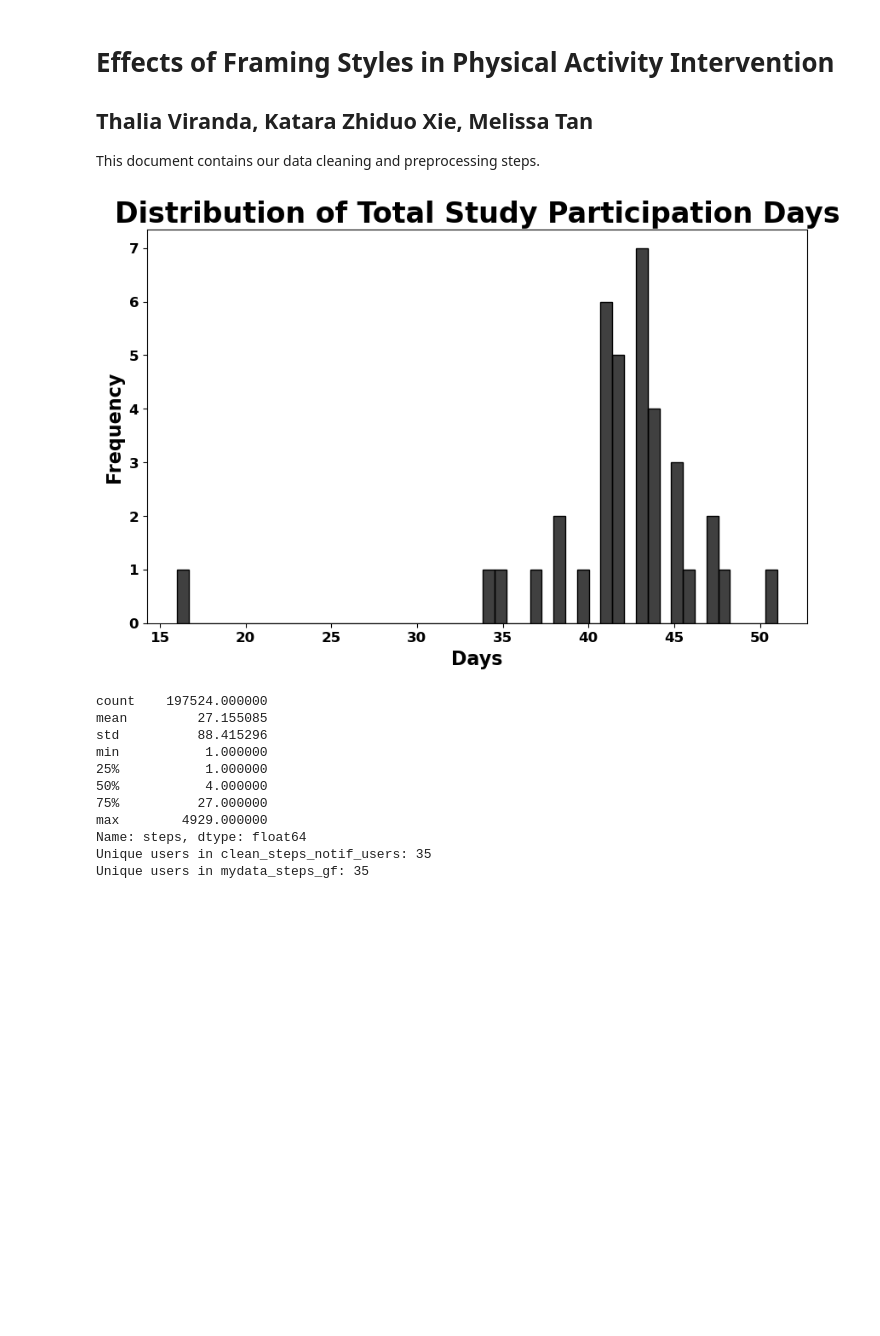
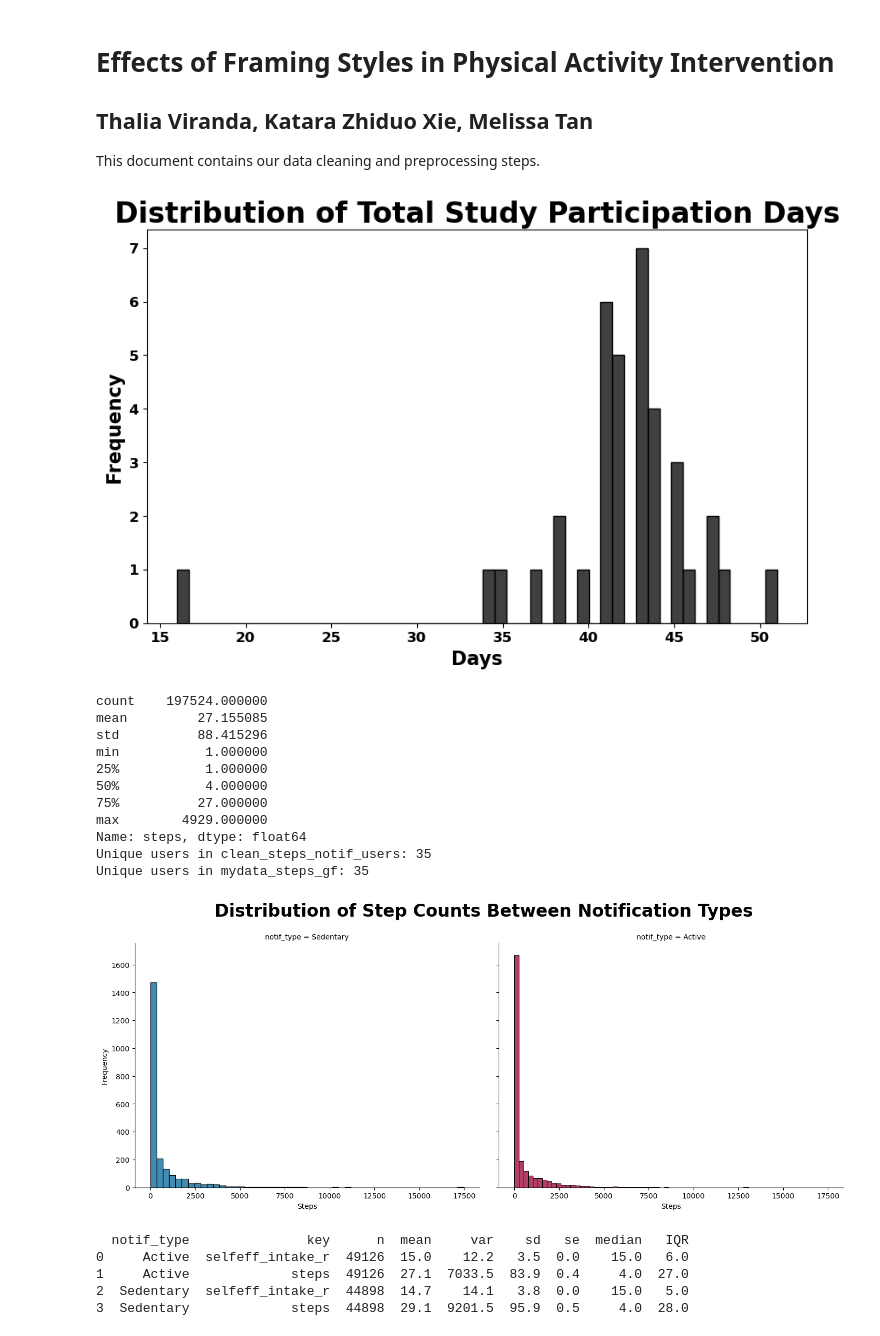
Before and after one commit to Kataraduo/ORIE-5160-midterm-project, a Jupyter notebook: data_cleaning_thalia.ipynb, the cells around one changed output. Cells and saved outputs as stored; diff of their text form; code cells hidden in the pictures; blank space fills up the shorter version.

```diff
--- a/data_cleaning_thalia.ipynb
+++ b/data_cleaning_thalia.ipynb
@@ -7,30 +37,4 @@ This document contains our data cleaning and preprocessing steps.
 # %%
-import os
-import importlib
-import subprocess
-import sys
-import pandas as pd
-import matplotlib.pyplot as plt
-import seaborn as sns
-from datetime import datetime
-
-# Set working directory - CHANGE THIS TO YOUR PATH
-main_dir = "/Users/thaliaviranda/Documents/GitHub/ORIE-5160-midterm-project/"
-data_dir = os.path.join(main_dir, "data/")
-os.chdir(main_dir)  # Change the current working directory
-
-# Load packages
-# Define a list of package names
-packages = ["pandas", "numpy", "matplotlib", "seaborn", "statsmodels"]
-
-# Function to install and import packages
-for pkg in packages:
-    try:
-        importlib.import_module(pkg)
-    except ImportError:
-        subprocess.check_call([sys.executable, "-m", "pip", "install", pkg])
-        globals()[pkg] = importlib.import_module(pkg)
-
 # Read CSV files
 steps_gf = pd.read_csv(os.path.join(data_dir, "gfsteps.csv"))
 steps_jb = pd.read_csv(os.path.join(data_dir, "jbsteps.csv"))
@@ -82,7 +86,7 @@ plt.ylabel("Frequency", fontsize=16, fontweight="bold")
 plt.xticks(fontsize=12, fontweight="bold")
 plt.yticks(fontsize=12, fontweight="bold")
 # plt.gca().set_facecolor("transparent")
-plt.savefig("hist_totalday.png", transparent=True)
+plt.savefig(os.path.join(figure_dir,"hist_totalday.png"), transparent=True)
 plt.show()
 
 # Creating Notification Type Data
@@ -106,7 +110,6 @@ print(steps_summary)
 
 # Exporting Data to CSV
 steps_notif_users.to_csv(os.path.join(data_dir, "steps_notif_users_py.csv"), index=False)
-
 
 
 # # Function to handle missing data in 'steps' column using LOCF
@@ -141,30 +144,81 @@ mydata_steps_gf = (
     .agg(
         n=('steps', 'size'),
         total_steps=('steps', 'sum')
     )
     .dropna(subset=['total_steps'])  # Filter rows where total_steps is NA
     .sort_values(by=['user.index', 'decision.index']
 ))
 
 # View the count of unique users in clean_steps_notif_users and mydata_steps_gf
 unique_user_count_clean = clean_steps_notif_users['user.index'].nunique()
 unique_user_count_mydata = mydata_steps_gf['user.index'].nunique()
 
 print(f"Unique users in clean_steps_notif_users: {unique_user_count_clean}")
 print(f"Unique users in mydata_steps_gf: {unique_user_count_mydata}")
 
 # Exporting Data to CSV
 mydata_steps_gf.to_csv(os.path.join(data_dir, "mydata_steps_gf_py.csv"), index=False)
+
+# STEP 1: Check for Normality (Histogram)
+# Set up the FacetGrid with 'notif_type' as the facet variable
+mypalette = {"Active": "#006699", "Sedentary": "#990033"}
+g = sns.FacetGrid(mydata_steps_gf, col="notif_type", height=6, aspect=1.2, sharex=True, sharey=True, palette=mypalette)
+# Map sns.histplot to each facet, using the color for each 'notif_type'
+for ax, (notif_type, color) in zip(g.axes.flat, mypalette.items()):
+    sns.histplot(
+        data=mydata_steps_gf[mydata_steps_gf['notif_type'] == notif_type],
+        x="total_steps", bins=50, color=color, edgecolor="black", ax=ax
+    )
+g.figure.suptitle("Distribution of Step Counts Between Notification Types", fontsize=24, weight='bold')
+g.set_axis_labels("Steps", "Frequency")
+plt.subplots_adjust(top=0.85)
+# Save the facet-wrapped plot with a transparent background
+g.savefig(os.path.join(figure_dir,"steps_dist_all_faceted.png"), transparent=True)
+plt.show()
+
+# STEP 2: Check for Overdispersion (Summary Statistics)
+# Melt data to long format (similar to `gather`)
+melted_data = pd.melt(
+    clean_steps_notif_users,
+    id_vars=['notif_type'],
+    value_vars=['steps', 'selfeff_intake_r'],
+    var_name='key',
+    value_name='value'
+)
+
+# Group by and calculate summary statistics
+SUMM_mydata_steps_gf = (
+    melted_data
+    .groupby(['notif_type', 'key'])
+    .agg(
+        n=('value', 'size'),
+        mean=('value', lambda x: round(np.mean(x.dropna()), 1)),
+        var=('value', lambda x: round(np.var(x.dropna()), 1)),
+        sd=('value', lambda x: round(np.std(x.dropna()), 1)),
+        se=('value', lambda x: round(np.std(x.dropna()) / np.sqrt(x.notna().sum()), 1)),
+        median=('value', lambda x: round(np.median(x.dropna()), 1)),
+        IQR=('value', lambda x: round(np.percentile(x.dropna(), 75) - np.percentile(x.dropna(), 25), 1))
+    )
+).reset_index()
+
+# Display summary statistics
+print(SUMM_mydata_steps_gf)
 # %% [output]
 [figure]
 count    197524.000000
 mean         27.155085
 std          88.415296
 min           1.000000
 25%           1.000000
 50%           4.000000
 75%          27.000000
 max        4929.000000
 Name: steps, dtype: float64
 Unique users in clean_steps_notif_users: 35
 Unique users in mydata_steps_gf: 35
+[figure, added]
+  notif_type               key      n  mean     var    sd   se  median   IQR
+0     Active  selfeff_intake_r  49126  15.0    12.2   3.5  0.0    15.0   6.0
+1     Active             steps  49126  27.1  7033.5  83.9  0.4     4.0  27.0
+2  Sedentary  selfeff_intake_r  44898  14.7    14.1   3.8  0.0    15.0   5.0
+3  Sedentary             steps  44898  29.1  9201.5  95.9  0.5     4.0  28.0
```
Also changed, not shown: parts of 8 cells of this notebook, 7 other files.
